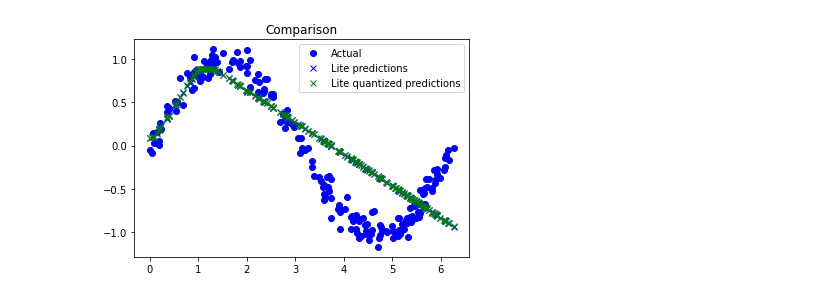
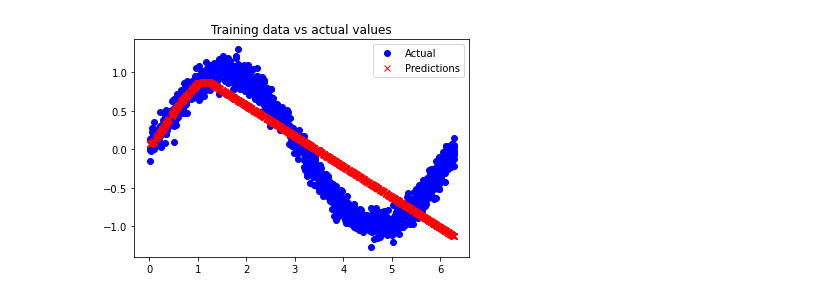
Before and after one commit to PabloJRW/TinyML-sineFunction, a Jupyter notebook: TinyML_Sin.ipynb, the cells around one changed output. Saved outputs shown, nothing was run; the diff lists cells and outputs as text; code cells hidden in the pictures.

```diff
--- a/TinyML_Sin.ipynb
+++ b/TinyML_Sin.ipynb
@@ -103,0 +103,4 @@ plt.show()
+# %%
+
+# Predictions
+predictions = model.predict(X_train)
@@ -104,3 +109,12 @@ plt.show()
+# %%
+plt.clf()
+plt.title("Training data vs actual values")
+plt.plot(X_train, y_train, 'bo', label='Actual')
+plt.plot(X_train, predictions, 'rx', label='Predictions')
+plt.legend()
+plt.show()
+# %% [output]
+[figure, added]
 # %%
 # Convert the model to the TensorFlow Lite format without quantization
 converter = tf.lite.TFLiteConverter.from_keras_model(model)
@@ -153,13 +167,3 @@ for x_value in X_test:
   sine_model_quantized.invoke()
   sine_model_quantized_predictions.append(
       sine_model_quantized.get_tensor(sine_model_quantized_output_index)[0])
-# %%
-plt.clf()
-plt.title("Comparison")
-plt.plot(X_test, y_test, 'bo', label='Actual')
-plt.plot(X_test, sine_model_predictions, 'bx', label='Lite predictions')
-plt.plot(X_test, sine_model_quantized_predictions, 'gx', label='Lite quantized predictions')
-plt.legend()
-plt.show()
-# %% [output]
-[figure, removed]
```
Also changed, not shown: parts of 11 cells of this notebook.
